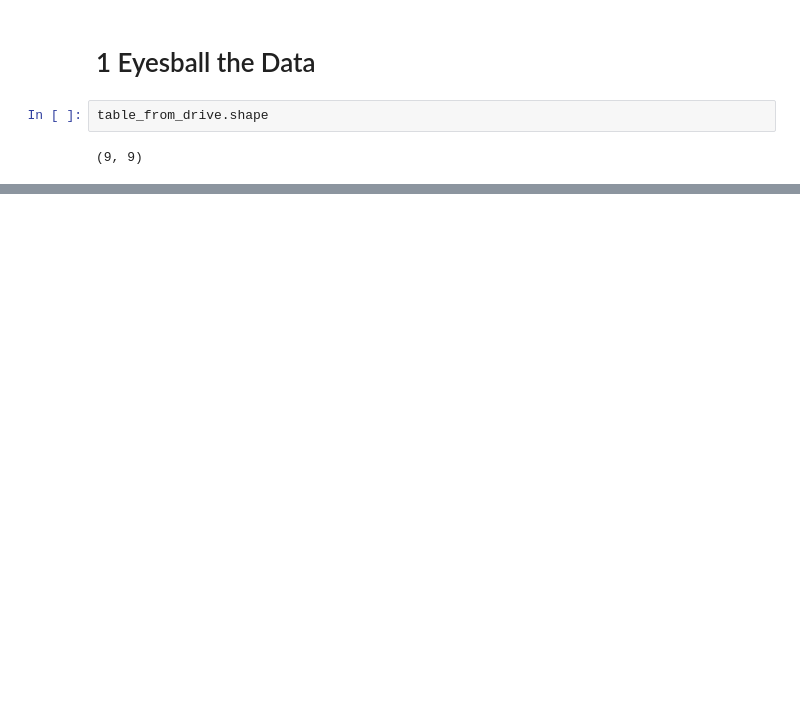
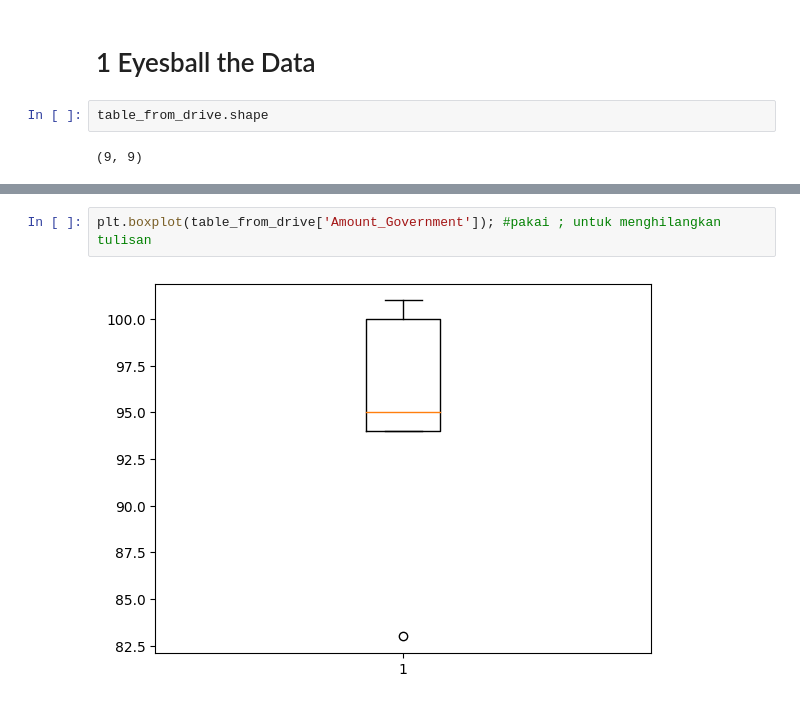
Before and after one commit to oktsadwikar/DPDM2023, a Jupyter notebook: Data102(Chapter_2).ipynb, the cells around one changed output, grey strips where cells are left out. Saved outputs shown, nothing was run; the diff lists cells and outputs as text; blank space fills up the shorter version.

```diff
--- a/Data102(Chapter_2).ipynb
+++ b/Data102(Chapter_2).ipynb
@@ -101,0 +251,4 @@ table_from_drive.head(7)  #to show the top 7 (number inside the ()) of the data
+# %%
+plt.boxplot(table_from_drive['Amount_Government']); #pakai ; untuk menghilangkan tulisan
+# %% [output]
+[figure, added]
```
Also changed, not shown: parts of 62 cells of this notebook.
